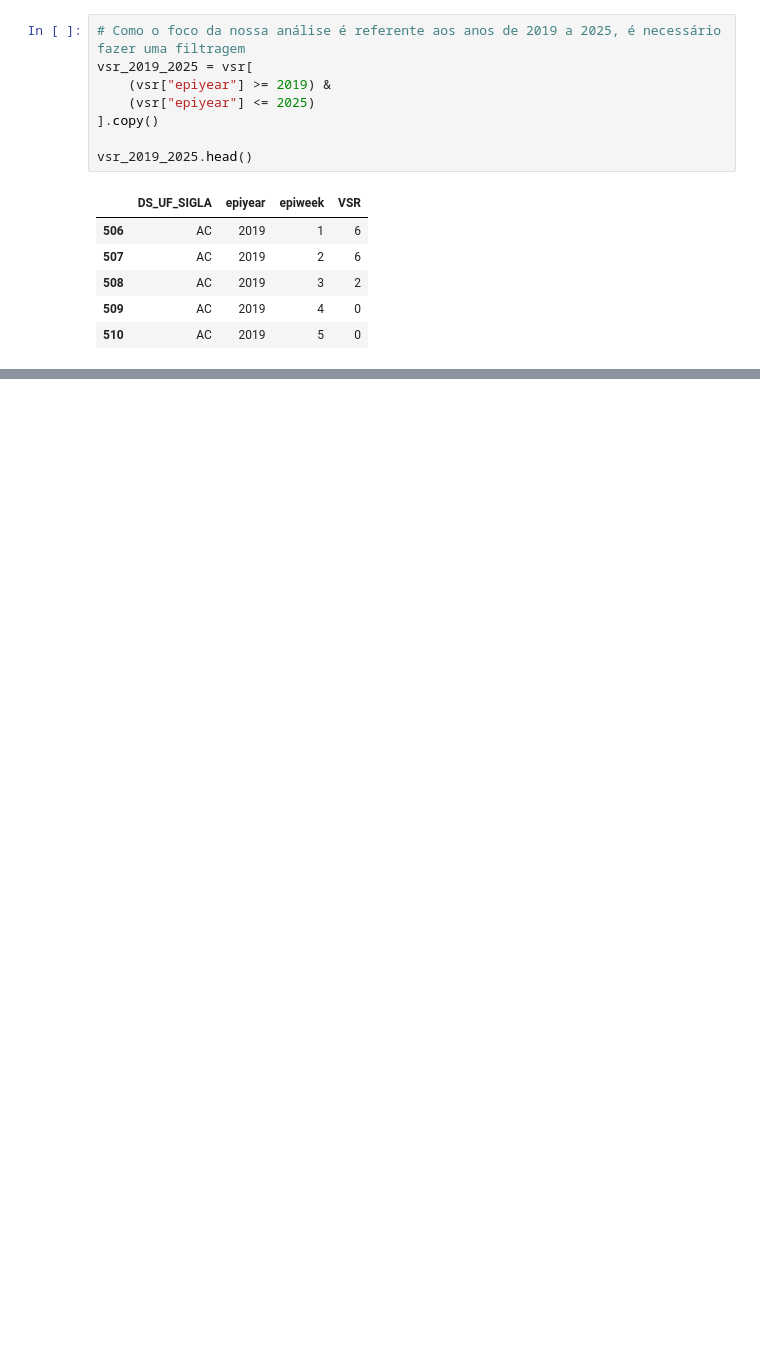
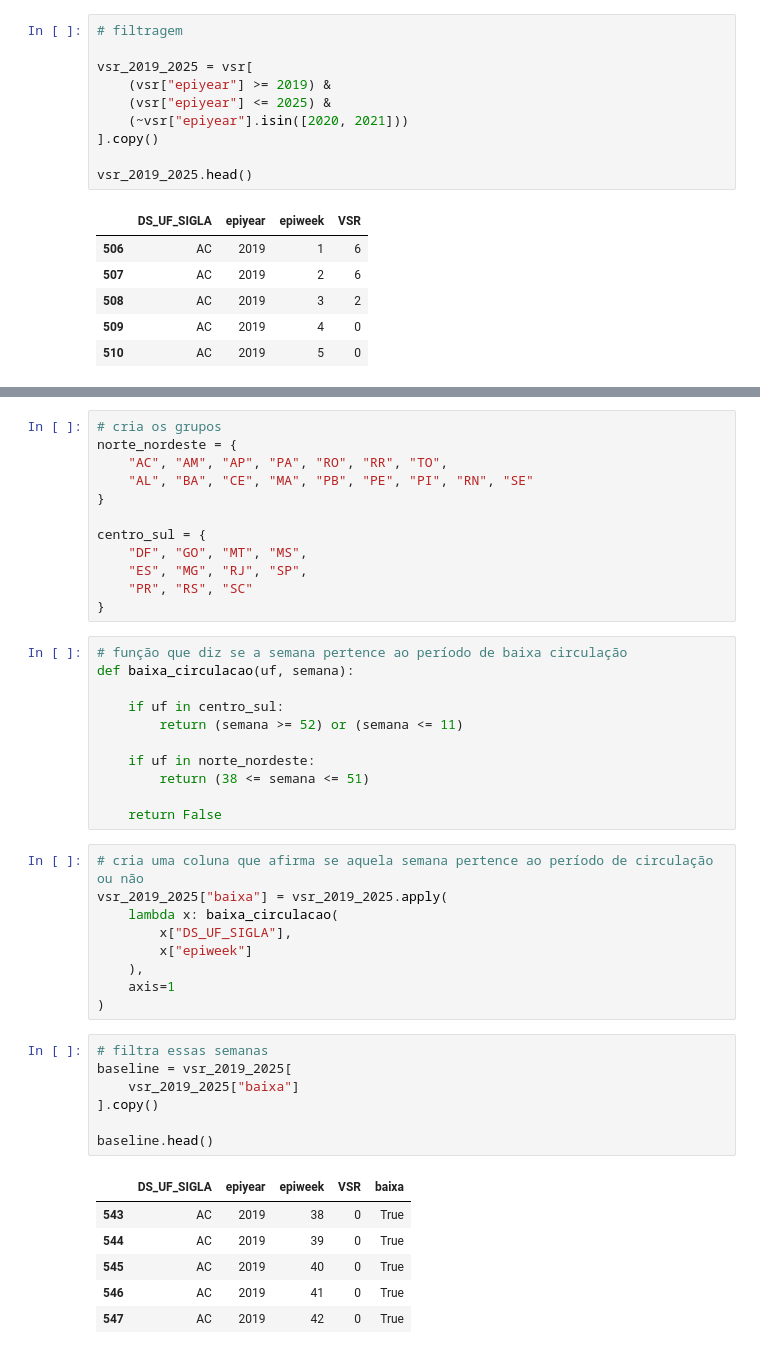
Before and after one commit to NataliaBrandaodeSousa/Picme-Modelagem-Estat-stica-de-doen-as-infecciosas, a Jupyter notebook: 01_exploracao.ipynb, the cells around one changed output, grey strips where cells are left out. Saved outputs shown, nothing was run; the diff lists cells and outputs as text; blank space fills up the shorter version.

Commit message:
Aplica o primeiro filtro para classificar uma semana epidemica

```diff
--- a/01_exploracao.ipynb
+++ b/01_exploracao.ipynb
@@ -225,8 +227,10 @@ fazer um cmentário depois sobre isso
 # %%
-# Como o foco da nossa análise é referente aos anos de 2019 a 2025, é necessário fazer uma filtragem
+# filtragem
+
 vsr_2019_2025 = vsr[
     (vsr["epiyear"] >= 2019) &
-    (vsr["epiyear"] <= 2025)
+    (vsr["epiyear"] <= 2025) &
+    (~vsr["epiyear"].isin([2020, 2021]))
 ].copy()
 
 vsr_2019_2025.head()
@@ -239,0 +248,46 @@ vsr_2019_2025.head()
+# %%
+# cria os grupos
+norte_nordeste = {
+    "AC", "AM", "AP", "PA", "RO", "RR", "TO",
+    "AL", "BA", "CE", "MA", "PB", "PE", "PI", "RN", "SE"
+}
+
+centro_sul = {
+    "DF", "GO", "MT", "MS",
+    "ES", "MG", "RJ", "SP",
+    "PR", "RS", "SC"
+}
+# %%
+# função que diz se a semana pertence ao período de baixa circulação
+def baixa_circulacao(uf, semana):
+
+    if uf in centro_sul:
+        return (semana >= 52) or (semana <= 11)
+
+    if uf in norte_nordeste:
+        return (38 <= semana <= 51)
+
+    return False
+# %%
+# cria uma coluna que afirma se aquela semana pertence ao período de circulação ou não
+vsr_2019_2025["baixa"] = vsr_2019_2025.apply(
+    lambda x: baixa_circulacao(
+        x["DS_UF_SIGLA"],
+        x["epiweek"]
+    ),
+    axis=1
+)
+# %%
+# filtra essas semanas
+baseline = vsr_2019_2025[
+    vsr_2019_2025["baixa"]
+].copy()
+
+baseline.head()
+# %% [output]
+|  | DS_UF_SIGLA | epiyear | epiweek | VSR | baixa |
+| 543 | AC | 2019 | 38 | 0 | True |
+| 544 | AC | 2019 | 39 | 0 | True |
+| 545 | AC | 2019 | 40 | 0 | True |
+| 546 | AC | 2019 | 41 | 0 | True |
+| 547 | AC | 2019 | 42 | 0 | True |
```
Also changed, not shown: parts of 16 cells of this notebook.
